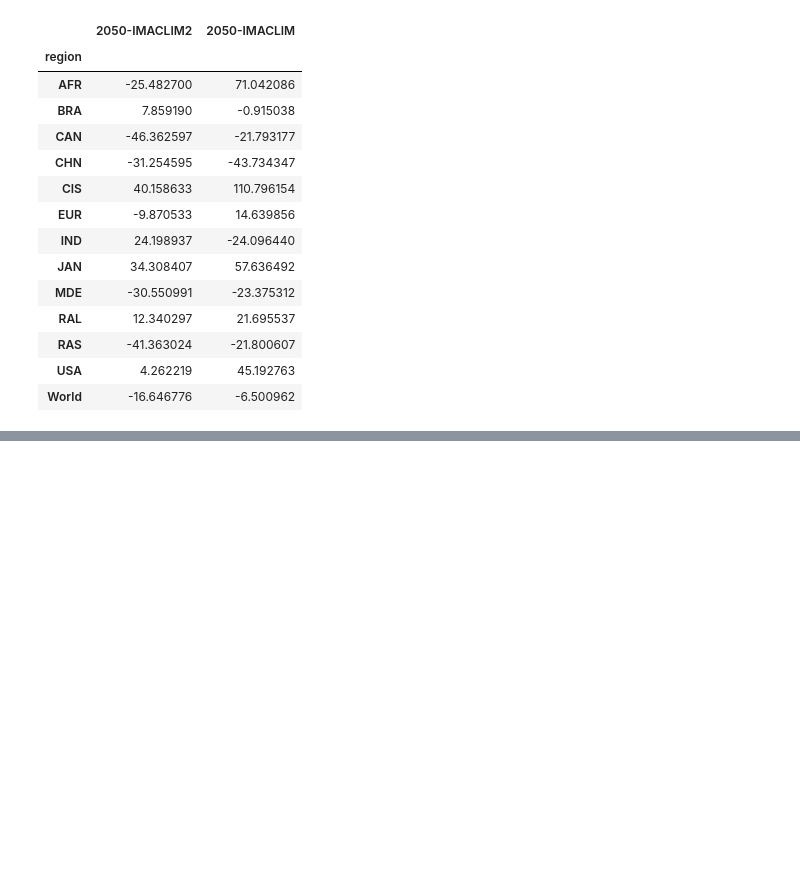
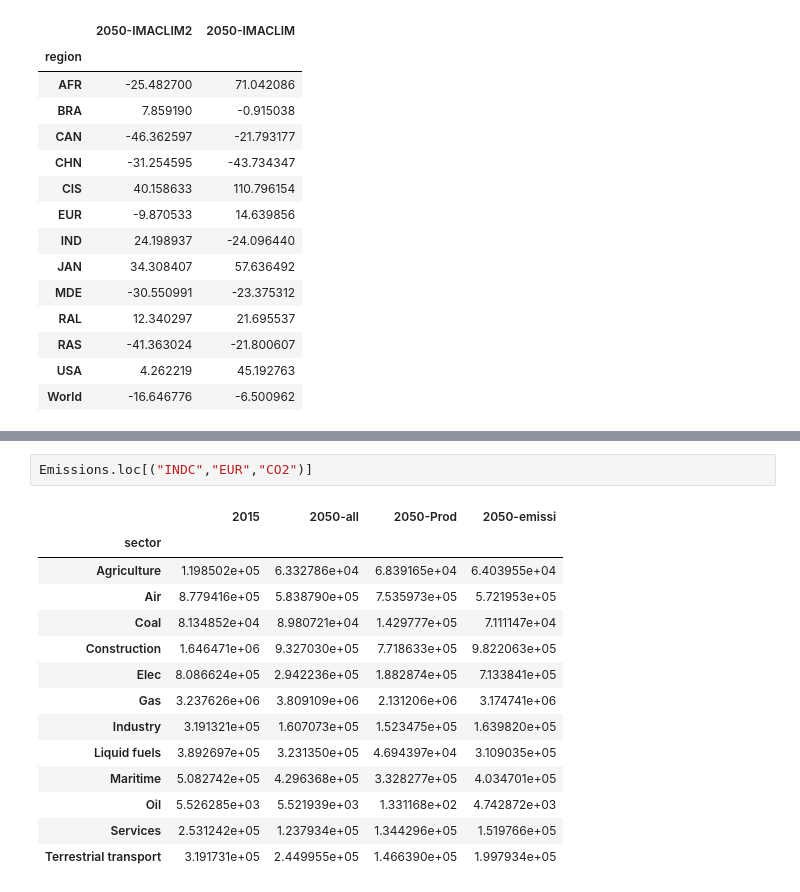
Before and after one commit to Maestrofinn/MatMat-Trade, a Jupyter notebook: IMACLIM_explo.ipynb, the cells around one changed output, grey strips where cells are left out. Drawn from its saved outputs; the diff is of its cells as text; blank space fills up the shorter version.

```diff
--- a/IMACLIM_explo.ipynb
+++ b/IMACLIM_explo.ipynb
@@ -567,0 +492,17 @@ for i in range(len(scenario_list)):
+# %%
+Emissions.loc[("INDC","EUR","CO2")]
+# %% [output]
+|  | 2015 | 2050-all | 2050-Prod | 2050-emissi |
+| sector |  |  |  |  |
+| Agriculture | 1.198502e+05 | 6.332786e+04 | 6.839165e+04 | 6.403955e+04 |
+| Air | 8.779416e+05 | 5.838790e+05 | 7.535973e+05 | 5.721953e+05 |
+| Coal | 8.134852e+04 | 8.980721e+04 | 1.429777e+05 | 7.111147e+04 |
+| Construction | 1.646471e+06 | 9.327030e+05 | 7.718633e+05 | 9.822063e+05 |
+| Elec | 8.086624e+05 | 2.942236e+05 | 1.882874e+05 | 7.133841e+05 |
+| Gas | 3.237626e+06 | 3.809109e+06 | 2.131206e+06 | 3.174741e+06 |
+| Industry | 3.191321e+05 | 1.607073e+05 | 1.523475e+05 | 1.639820e+05 |
+| Liquid fuels | 3.892697e+05 | 3.231350e+05 | 4.694397e+04 | 3.109035e+05 |
+| Maritime | 5.082742e+05 | 4.296368e+05 | 3.328277e+05 | 4.034701e+05 |
+| Oil | 5.526285e+03 | 5.521939e+03 | 1.331168e+02 | 4.742872e+03 |
+| Services | 2.531242e+05 | 1.237934e+05 | 1.344296e+05 | 1.519766e+05 |
+| Terrestrial transport | 3.191731e+05 | 2.449955e+05 | 1.466390e+05 | 1.997934e+05 |
```
Also changed, not shown: parts of 7 cells of this notebook, 1 other file.
